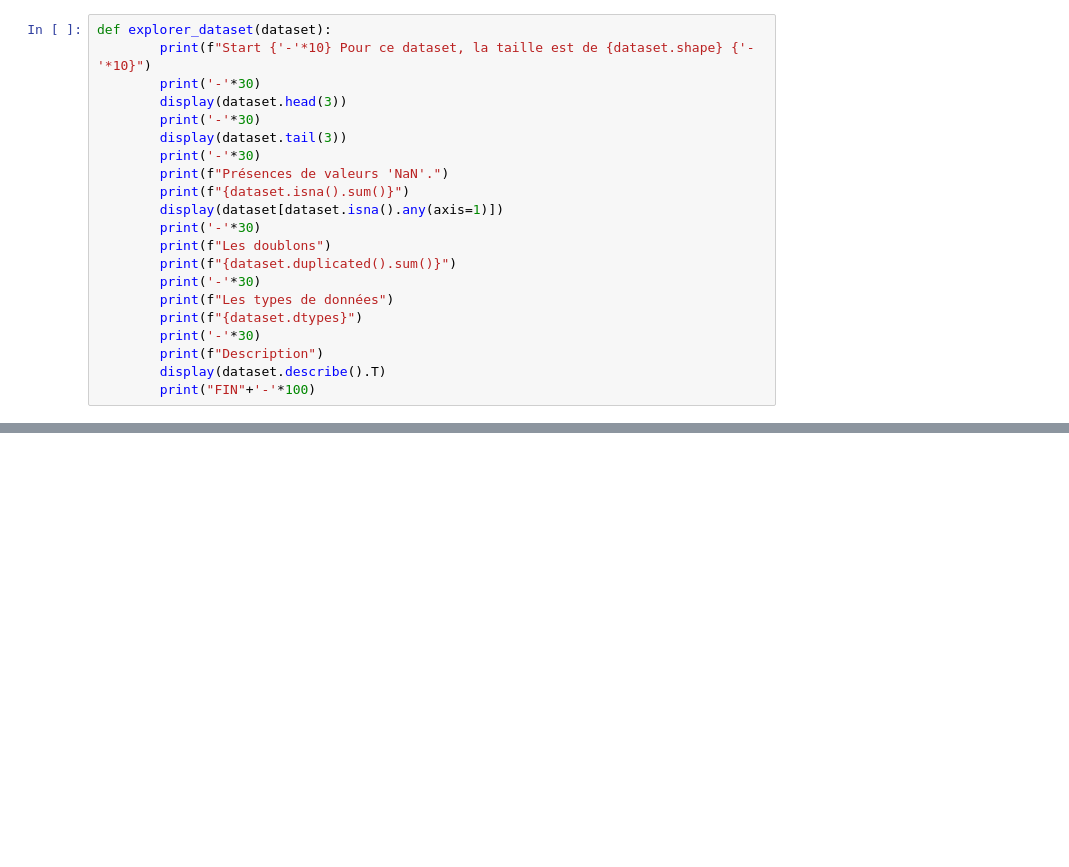
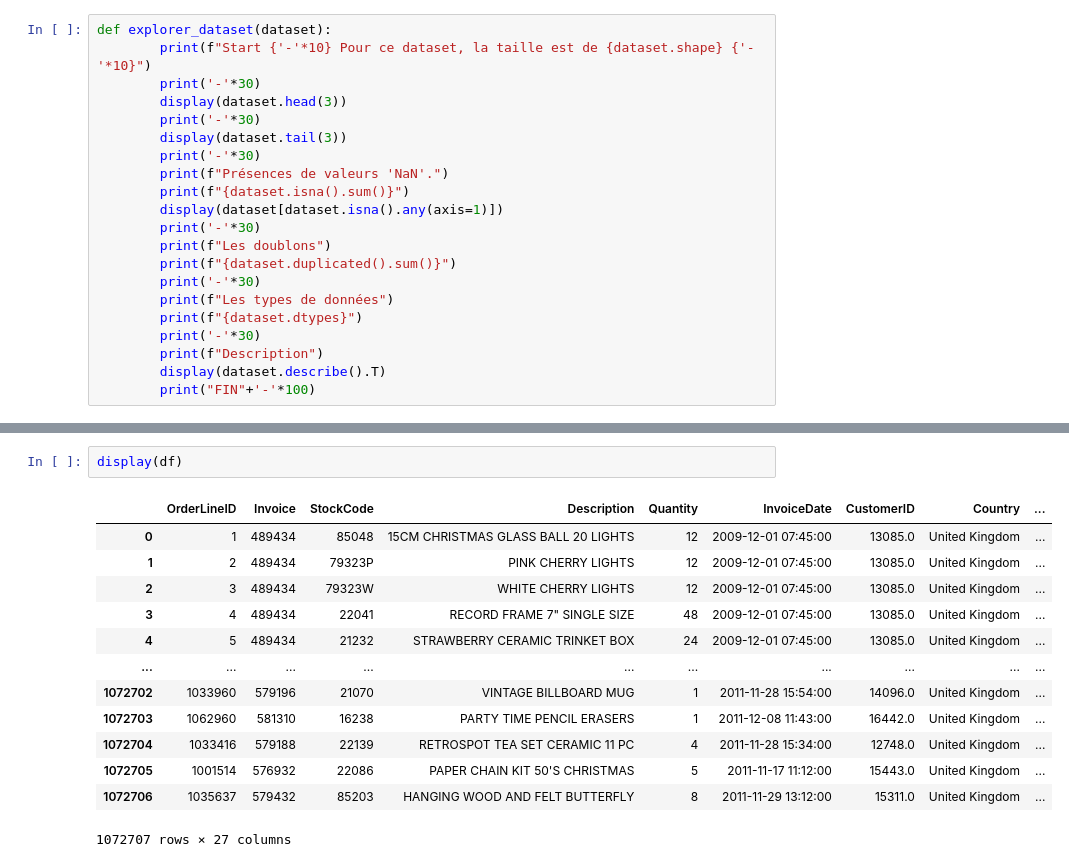
Before and after one commit to clawyunkai/Brief-15_retailcorps_Marketing, a Jupyter notebook: Brief_15_retailcorps_Analytics.ipynb, the cells around one changed output, grey strips where cells are left out. Saved outputs shown, nothing was run; the diff lists cells and outputs as text; blank space fills up the shorter version.

```diff
--- a/Brief_15_retailcorps_Analytics.ipynb
+++ b/Brief_15_retailcorps_Analytics.ipynb
@@ -93,0 +136,16 @@ Les doublons
+# %%
+display(df)
+# %% [output]
+|  | OrderLineID | Invoice | StockCode | Description | Quantity | InvoiceDate | CustomerID | Country | ... |
+| 0 | 1 | 489434 | 85048 | 15CM CHRISTMAS GLASS BALL 20 LIGHTS | 12 | 2009-12-01 07:45:00 | 13085.0 | United Kingdom | ... |
+| 1 | 2 | 489434 | 79323P | PINK CHERRY LIGHTS | 12 | 2009-12-01 07:45:00 | 13085.0 | United Kingdom | ... |
+| 2 | 3 | 489434 | 79323W | WHITE CHERRY LIGHTS | 12 | 2009-12-01 07:45:00 | 13085.0 | United Kingdom | ... |
+| 3 | 4 | 489434 | 22041 | RECORD FRAME 7" SINGLE SIZE | 48 | 2009-12-01 07:45:00 | 13085.0 | United Kingdom | ... |
+| 4 | 5 | 489434 | 21232 | STRAWBERRY CERAMIC TRINKET BOX | 24 | 2009-12-01 07:45:00 | 13085.0 | United Kingdom | ... |
+| ... | ... | ... | ... | ... | ... | ... | ... | ... | ... |
+| 1072702 | 1033960 | 579196 | 21070 | VINTAGE BILLBOARD MUG | 1 | 2011-11-28 15:54:00 | 14096.0 | United Kingdom | ... |
+| 1072703 | 1062960 | 581310 | 16238 | PARTY TIME PENCIL ERASERS | 1 | 2011-12-08 11:43:00 | 16442.0 | United Kingdom | ... |
+| 1072704 | 1033416 | 579188 | 22139 | RETROSPOT TEA SET CERAMIC 11 PC | 4 | 2011-11-28 15:34:00 | 12748.0 | United Kingdom | ... |
+| 1072705 | 1001514 | 576932 | 22086 | PAPER CHAIN KIT 50'S CHRISTMAS | 5 | 2011-11-17 11:12:00 | 15443.0 | United Kingdom | ... |
+| 1072706 | 1035637 | 579432 | 85203 | HANGING WOOD AND FELT BUTTERFLY | 8 | 2011-11-29 13:12:00 | 15311.0 | United Kingdom | ... |
+1072707 rows × 27 columns
```
Also changed, not shown: parts of 3 cells of this notebook, 1 other file.
